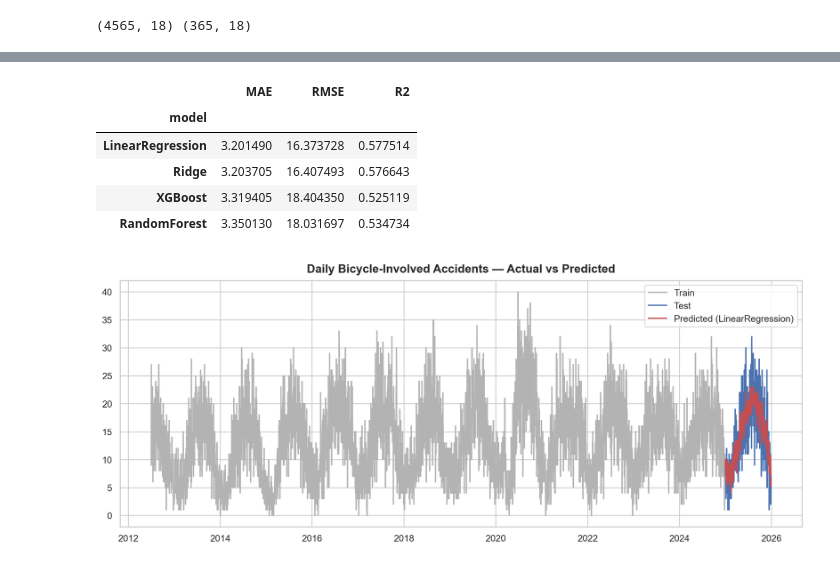
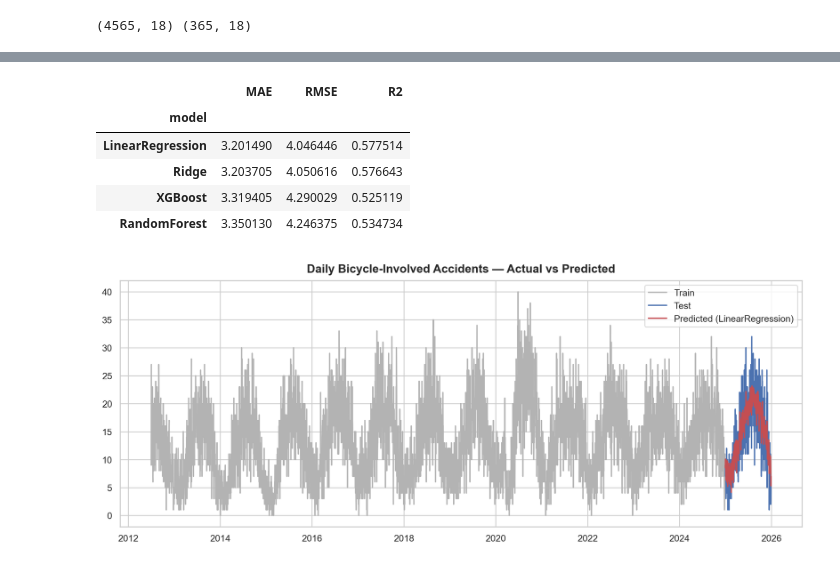
Before and after one commit to Felix-Middeldorf/citibike-nypd-insurance, a Jupyter notebook: notebooks/MV_Collisions.ipynb, the cells around one changed output, grey strips where cells are left out. Saved outputs shown, nothing was run; the diff lists cells and outputs as text; code cells hidden in the pictures.

```diff
--- a/notebooks/MV_Collisions.ipynb
+++ b/notebooks/MV_Collisions.ipynb
@@ -1045,27 +1072,27 @@ models: Dict[str, Any] = {
 # %%
 #evaluate models
 
 results = []
 
 for name, model in models.items():
     y_pred = model.predict(X_test)
 
     results.append({
         "model": name,
         "MAE": mean_absolute_error(y_test, y_pred),
-        "RMSE": mean_squared_error(y_test, y_pred),
+        "RMSE": mean_squared_error(y_test, y_pred) ** 0.5,
         "R2": r2_score(y_test, y_pred),
     })
 
 results_df = pd.DataFrame(results).set_index("model").sort_values("MAE")
 results_df
 # %% [output]
 |  | MAE | RMSE | R2 |
 | model |  |  |  |
-| LinearRegression | 3.201490 | 16.373728 | 0.577514 |
-| Ridge | 3.203705 | 16.407493 | 0.576643 |
-| XGBoost | 3.319405 | 18.404350 | 0.525119 |
-| RandomForest | 3.350130 | 18.031697 | 0.534734 |
+| LinearRegression | 3.201490 | 4.046446 | 0.577514 |
+| Ridge | 3.203705 | 4.050616 | 0.576643 |
+| XGBoost | 3.319405 | 4.290029 | 0.525119 |
+| RandomForest | 3.350130 | 4.246375 | 0.534734 |
 # %%
 #visualize best model
 
```
Also changed, not shown: parts of 24 cells of this notebook.
